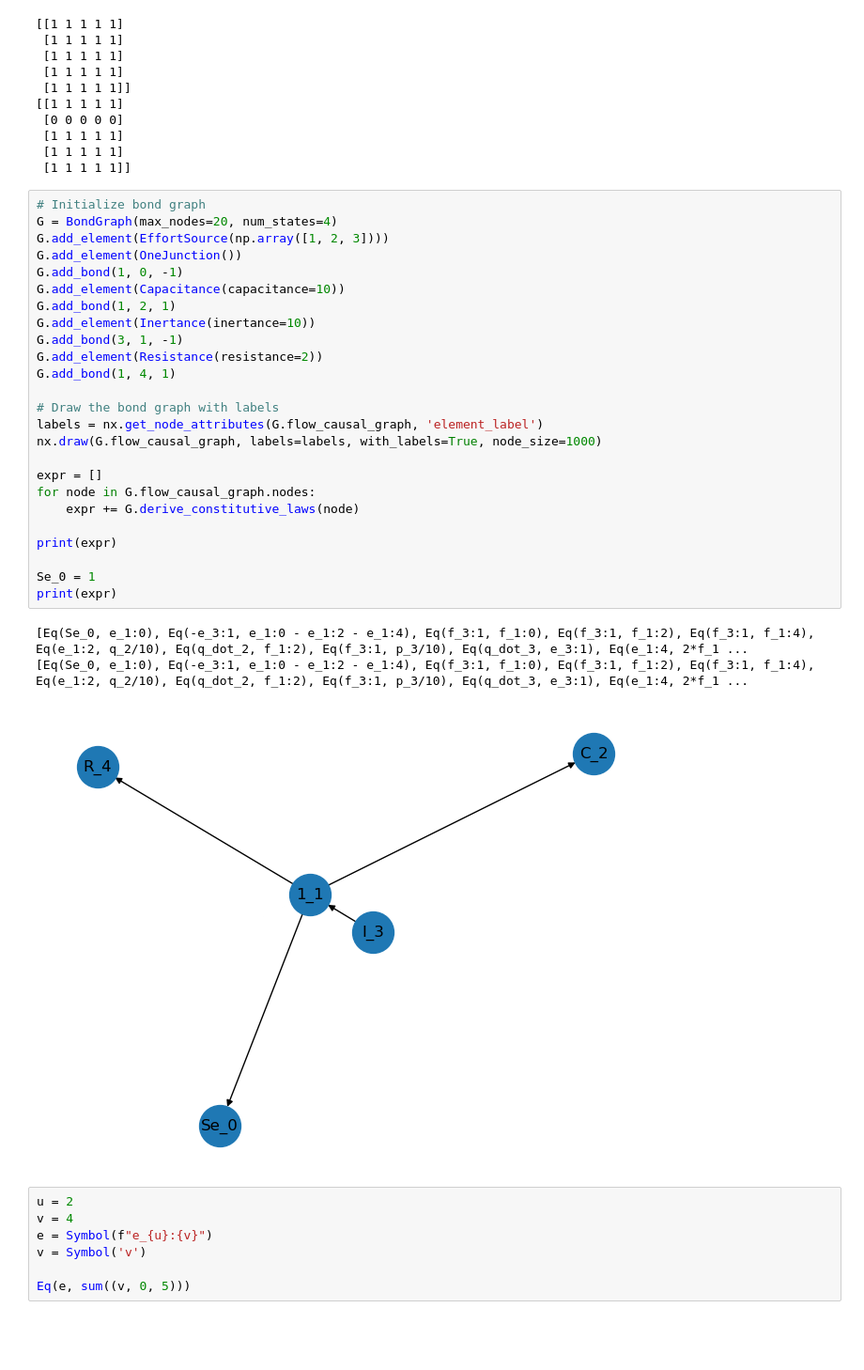
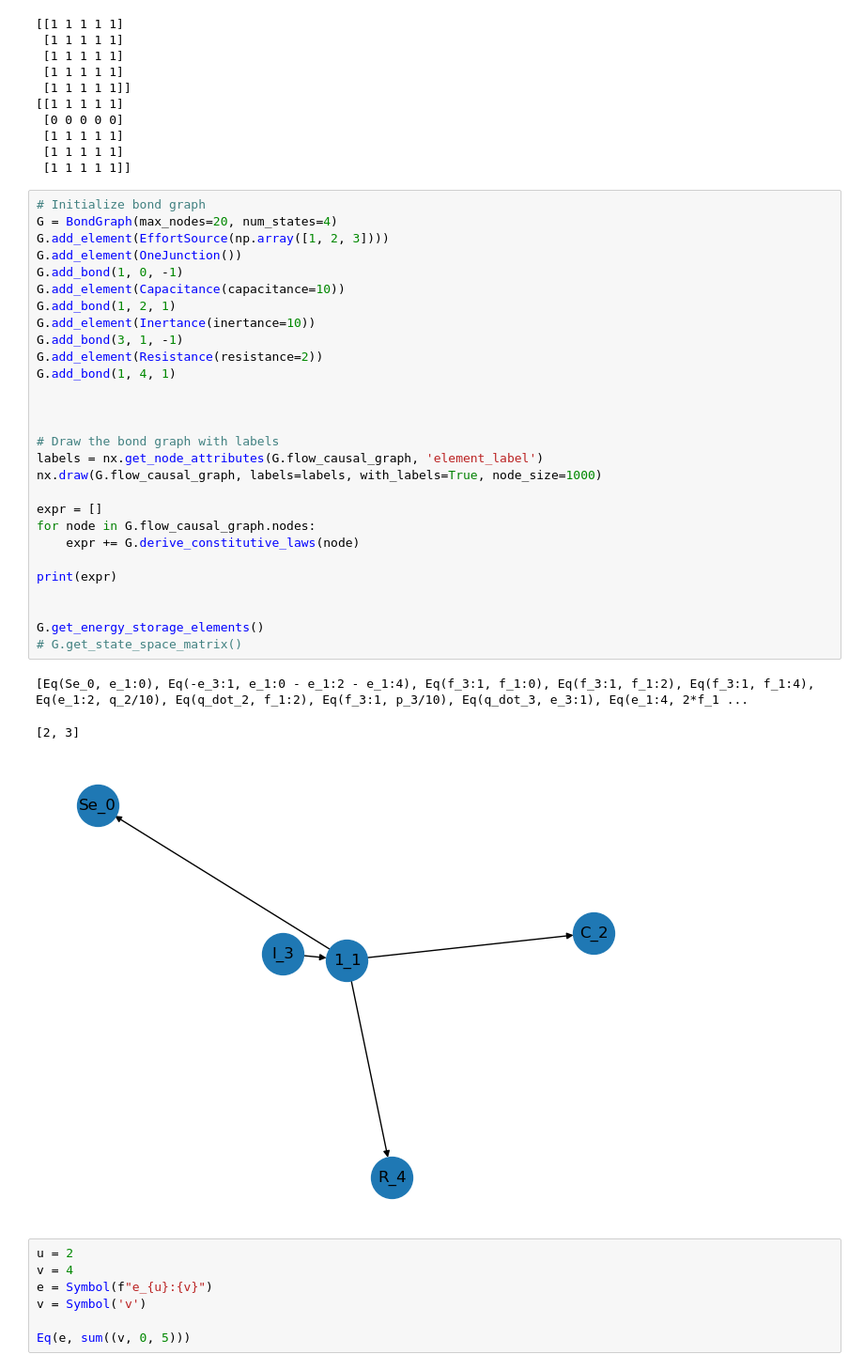
Before and after one commit to Astronauty/AiPEX-Projects, a Jupyter notebook: bond-graph-RL/bond_graph_test.ipynb, the cells around one changed output. Shown at 94% size. Drawn from its saved outputs; the diff is of its cells as text; blank space fills up the shorter version.

Commit message:
state var solutions

```diff
--- a/bond-graph-RL/bond_graph_test.ipynb
+++ b/bond-graph-RL/bond_graph_test.ipynb
@@ -167,32 +167,35 @@ None
 # %%
 # Initialize bond graph
 G = BondGraph(max_nodes=20, num_states=4)
 G.add_element(EffortSource(np.array([1, 2, 3])))
 G.add_element(OneJunction())
 G.add_bond(1, 0, -1)
 G.add_element(Capacitance(capacitance=10))
 G.add_bond(1, 2, 1)
 G.add_element(Inertance(inertance=10))
 G.add_bond(3, 1, -1)
 G.add_element(Resistance(resistance=2))
 G.add_bond(1, 4, 1)
 
+
+
 # Draw the bond graph with labels
 labels = nx.get_node_attributes(G.flow_causal_graph, 'element_label')
 nx.draw(G.flow_causal_graph, labels=labels, with_labels=True, node_size=1000)
 
 expr = []
 for node in G.flow_causal_graph.nodes:
     expr += G.derive_constitutive_laws(node)
 
 print(expr)
 
-Se_0 = 1
-print(expr)
+
+G.get_energy_storage_elements()
+# G.get_state_space_matrix()
 # %% [output]
 [Eq(Se_0, e_1:0), Eq(-e_3:1, e_1:0 - e_1:2 - e_1:4), Eq(f_3:1, f_1:0), Eq(f_3:1, f_1:2), Eq(f_3:1, f_1:4), Eq(e_1:2, q_2/10), Eq(q_dot_2, f_1:2), Eq(f_3:1, p_3/10), Eq(q_dot_3, e_3:1), Eq(e_1:4, 2*f_1 ...
-[Eq(Se_0, e_1:0), Eq(-e_3:1, e_1:0 - e_1:2 - e_1:4), Eq(f_3:1, f_1:0), Eq(f_3:1, f_1:2), Eq(f_3:1, f_1:4), Eq(e_1:2, q_2/10), Eq(q_dot_2, f_1:2), Eq(f_3:1, p_3/10), Eq(q_dot_3, e_3:1), Eq(e_1:4, 2*f_1 ...
+[2, 3]
-[figure, old version]
+[figure, new version]
 # %%
 u = 2
 v = 4
```
Also changed, not shown: parts of 1 cell of this notebook, 4 other files.
